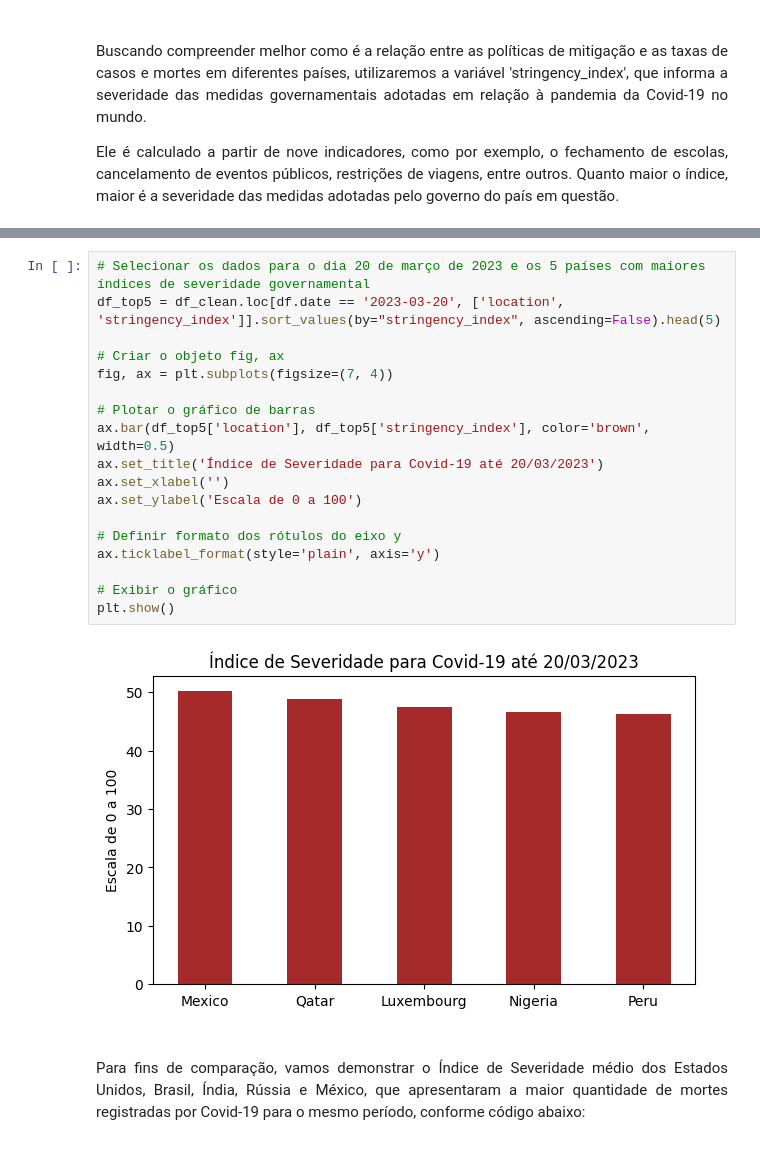
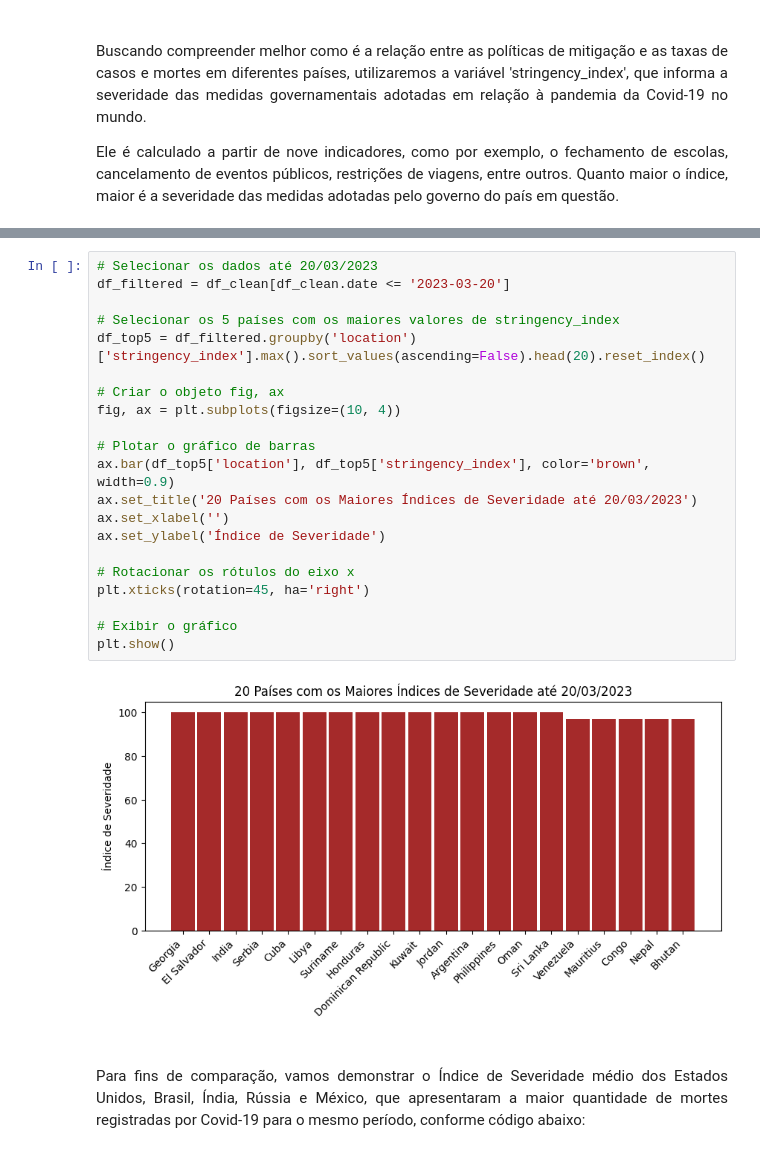
Before and after one commit to gabrielmartini1/Covid-19_Data_Analysis, a Jupyter notebook: Analysis_Pandemic_Covid_19.ipynb, the cells around one changed output, grey strips where cells are left out. Saved outputs shown, nothing was run; the diff lists cells and outputs as text.

```diff
--- a/Analysis_Pandemic_Covid_19.ipynb
+++ b/Analysis_Pandemic_Covid_19.ipynb
@@ -1830,23 +1842,26 @@ df_clean.loc[df.date == '2023-03-20', ['location', 'stringency_index']].sort_val
 # %%
-# Selecionar os dados para o dia 20 de março de 2023 e os 5 países com maiores índices de severidade governamental
-df_top5 = df_clean.loc[df.date == '2023-03-20', ['location', 'stringency_index']].sort_values(by="stringency_index", ascending=False).head(5)
+# Selecionar os dados até 20/03/2023
+df_filtered = df_clean[df_clean.date <= '2023-03-20']
+
+# Selecionar os 5 países com os maiores valores de stringency_index
+df_top5 = df_filtered.groupby('location')['stringency_index'].max().sort_values(ascending=False).head(20).reset_index()
 
 # Criar o objeto fig, ax
-fig, ax = plt.subplots(figsize=(7, 4))
+fig, ax = plt.subplots(figsize=(10, 4))
 
 # Plotar o gráfico de barras
-ax.bar(df_top5['location'], df_top5['stringency_index'], color='brown', width=0.5)
-ax.set_title('Índice de Severidade para Covid-19 até 20/03/2023')
+ax.bar(df_top5['location'], df_top5['stringency_index'], color='brown', width=0.9)
+ax.set_title('20 Países com os Maiores Índices de Severidade até 20/03/2023')
 ax.set_xlabel('')
-ax.set_ylabel('Escala de 0 a 100')
+ax.set_ylabel('Índice de Severidade')
 
-# Definir formato dos rótulos do eixo y
-ax.ticklabel_format(style='plain', axis='y')
+# Rotacionar os rótulos do eixo x
+plt.xticks(rotation=45, ha='right')
 
 # Exibir o gráfico
 plt.show()
 # %% [output]
-[figure, old version]
+[figure, new version]
 # %% [markdown]
 <br>
 
```
Also changed, not shown: parts of 7 cells of this notebook.
